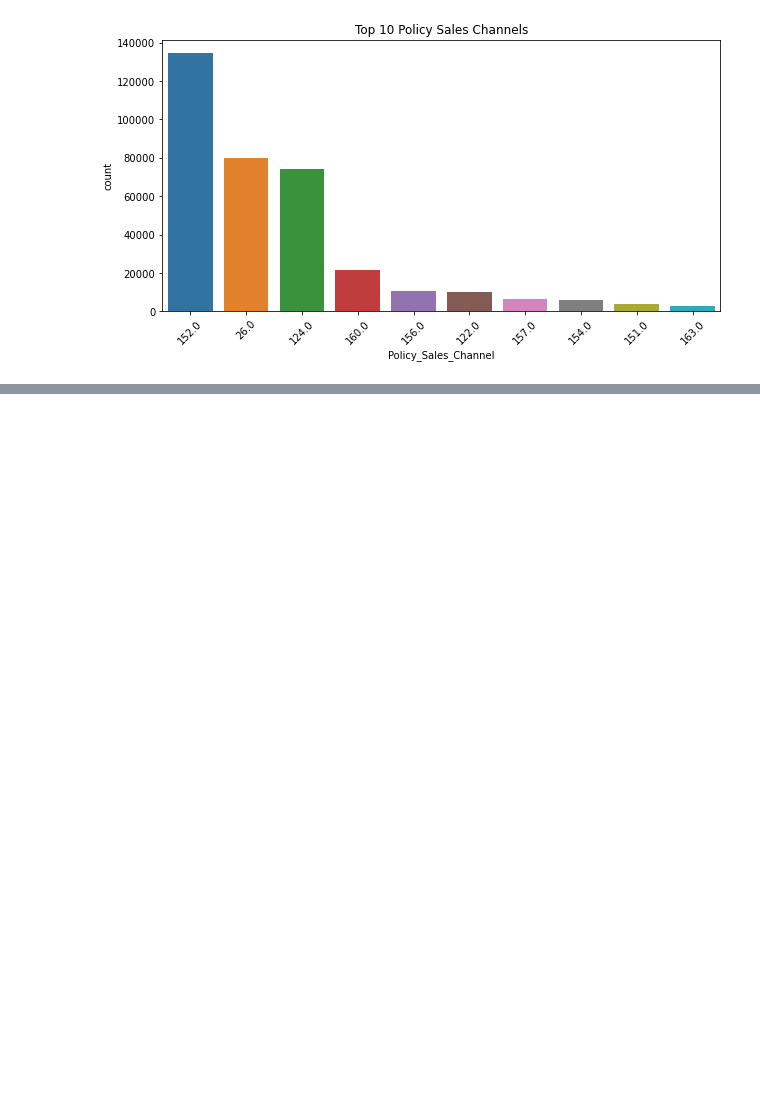
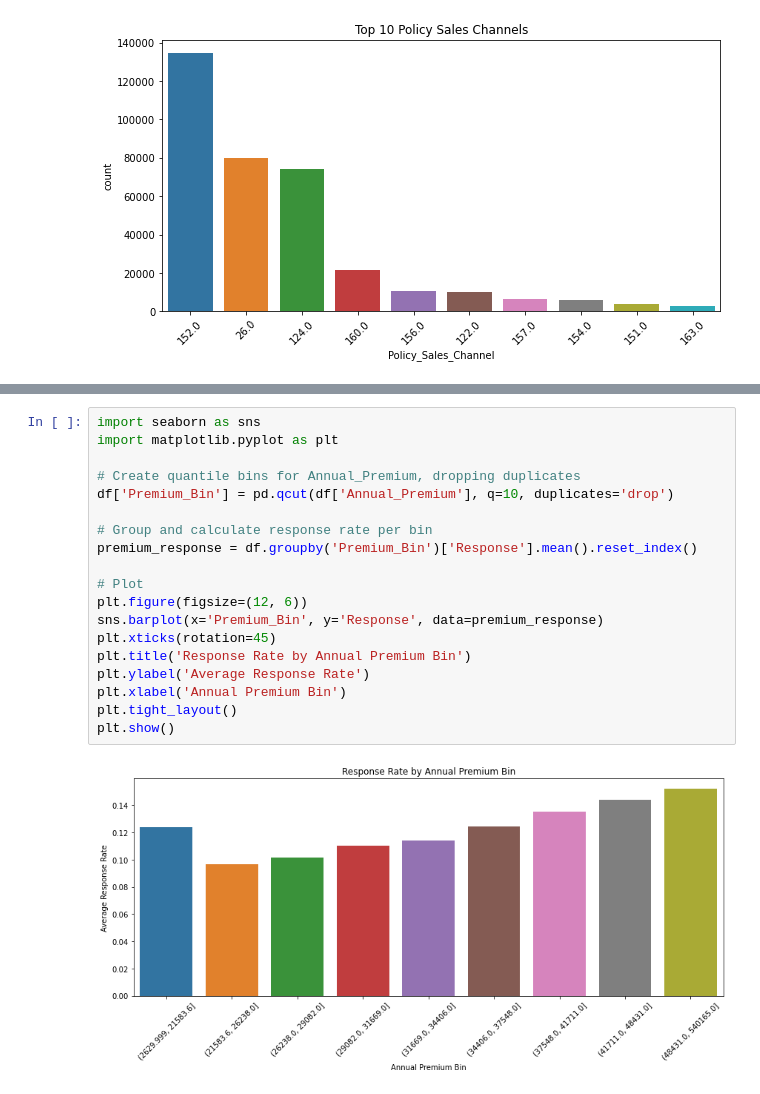
Before and after one commit to samkemboi12/Insurance-Cross-Sell-Prediction, a Jupyter notebook: Untitled.ipynb, the cells around one changed output, grey strips where cells are left out. Saved outputs shown, nothing was run; the diff lists cells and outputs as text; blank space fills up the shorter version.

```diff
--- a/Untitled.ipynb
+++ b/Untitled.ipynb
@@ -246,0 +318,21 @@ plt.show()
+# %%
+import seaborn as sns
+import matplotlib.pyplot as plt
+
+# Create quantile bins for Annual_Premium, dropping duplicates
+df['Premium_Bin'] = pd.qcut(df['Annual_Premium'], q=10, duplicates='drop')
+
+# Group and calculate response rate per bin
+premium_response = df.groupby('Premium_Bin')['Response'].mean().reset_index()
+
+# Plot
+plt.figure(figsize=(12, 6))
+sns.barplot(x='Premium_Bin', y='Response', data=premium_response)
+plt.xticks(rotation=45)
+plt.title('Response Rate by Annual Premium Bin')
+plt.ylabel('Average Response Rate')
+plt.xlabel('Annual Premium Bin')
+plt.tight_layout()
+plt.show()
+# %% [output]
+[figure, added]
```
Also changed, not shown: parts of 3 cells of this notebook.
